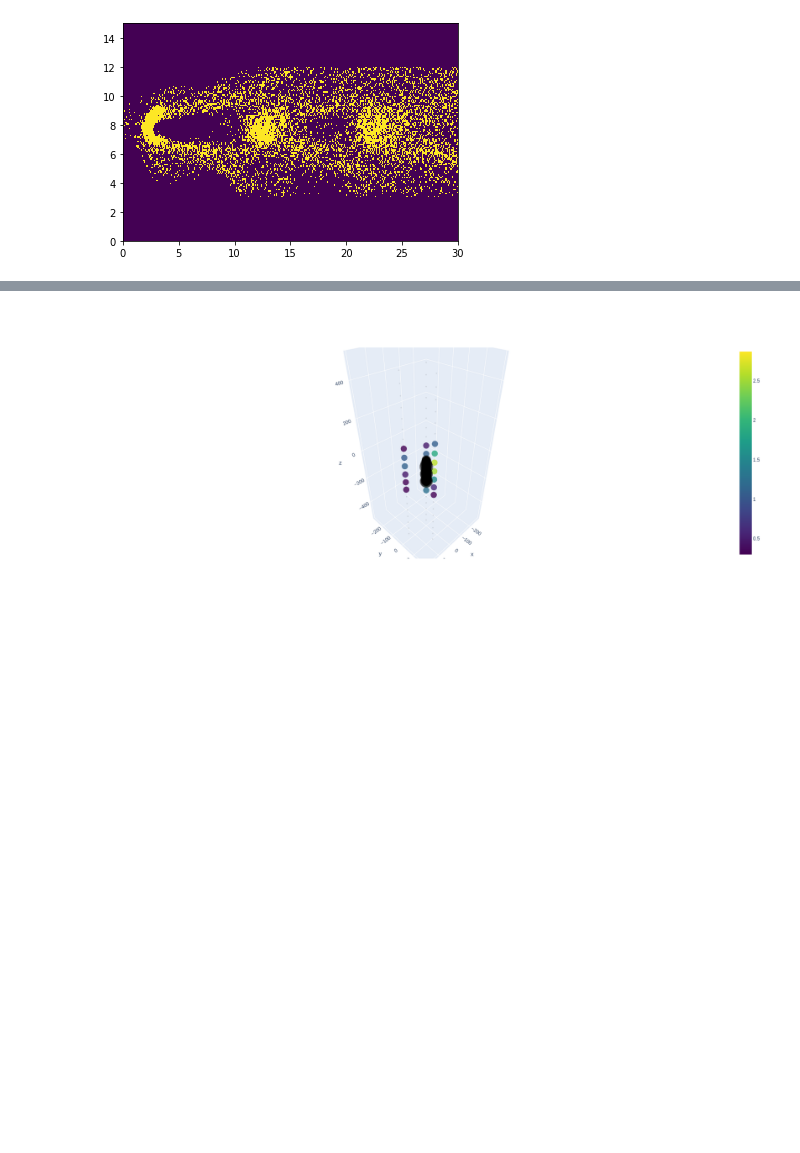
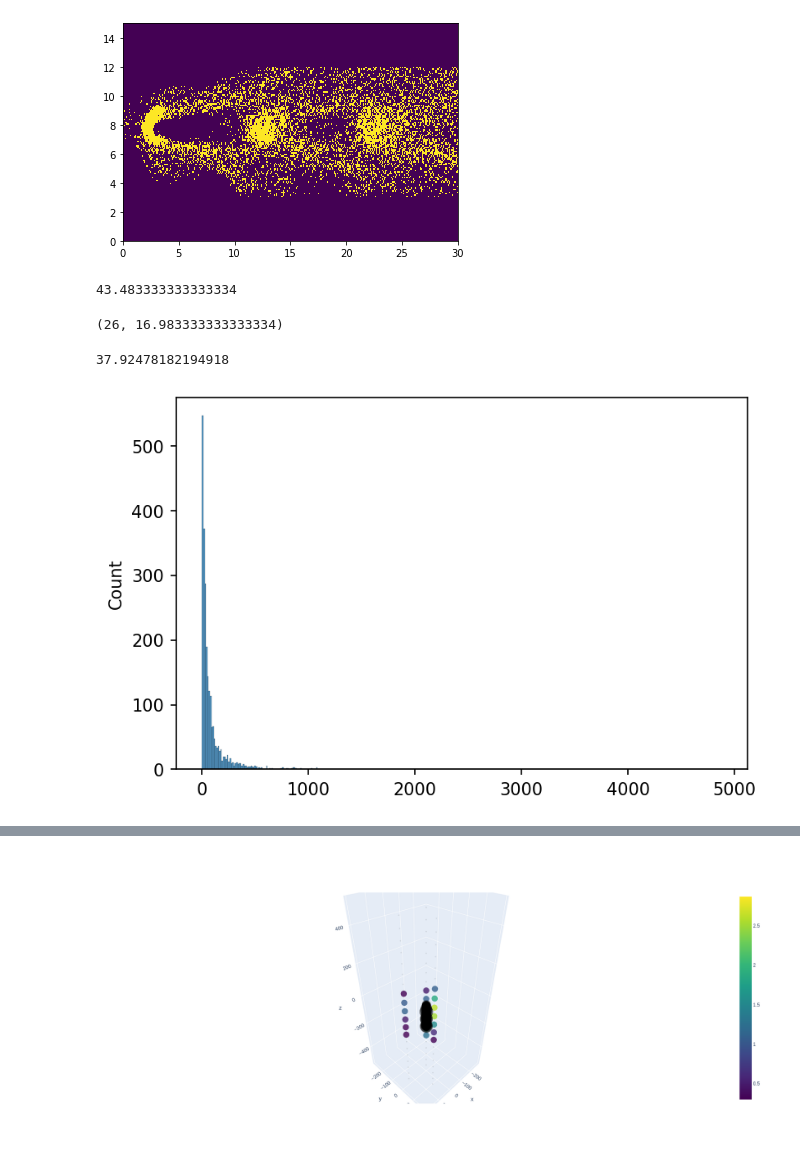
Before and after one commit to chrhck/gnn_testbed, a Jupyter notebook: biolumi_sims.ipynb, the cells around one changed output, grey strips where cells are left out. Cells and saved outputs as stored; diff of their text form; code cells hidden in the pictures; blank space fills up the shorter version.

```diff
--- a/biolumi_sims.ipynb
+++ b/biolumi_sims.ipynb
@@ -162,3 +198,17 @@ hit_times_coinc = coinc(hit_times_biolumi)
+# %%
+ak.mean(ak.count(hit_times_biolumi, axis=1))
+# %% [output]
+43.483333333333334
+# %%
+ak.sum(ak.count(hit_times_coinc, axis=1) > 0), nlcs/60
+# %% [output]
+(26, 16.983333333333334)
+# %%
+sns.histplot(np.asarray(ak.flatten(hit_times_coinc[:, 1:] - hit_times_coinc[:, :-1])))
+print(np.median(np.asarray(ak.flatten(hit_times_coinc[:, 1:] - hit_times_coinc[:, :-1]))))
+# %% [output]
+37.92478182194918
+[figure, added]
 # %%
 p = np.asarray([100., 100., 0.])
 
```
Also changed, not shown: parts of 14 cells of this notebook, 4 other files.
